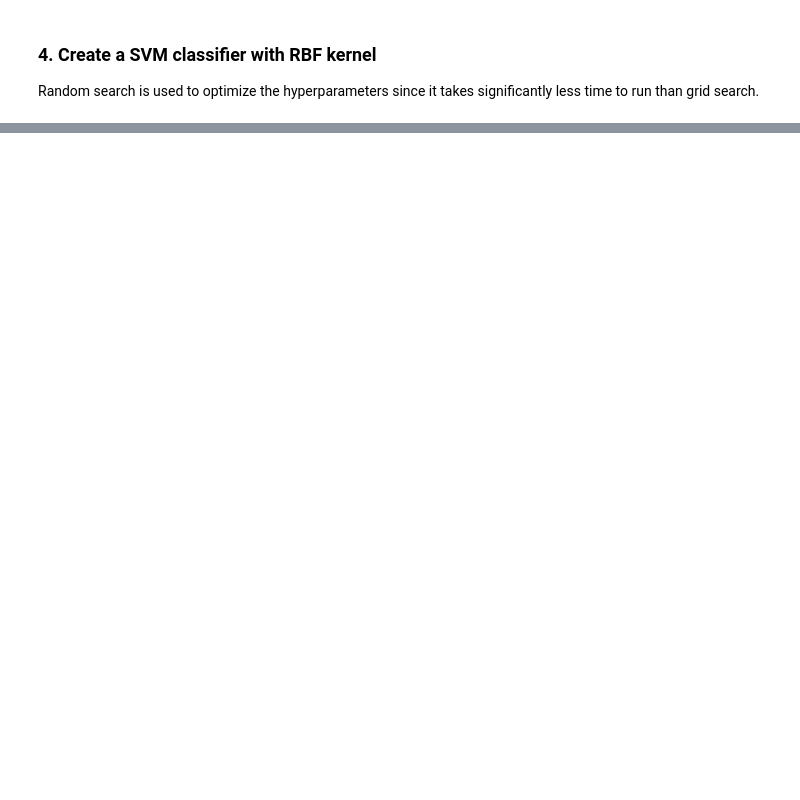
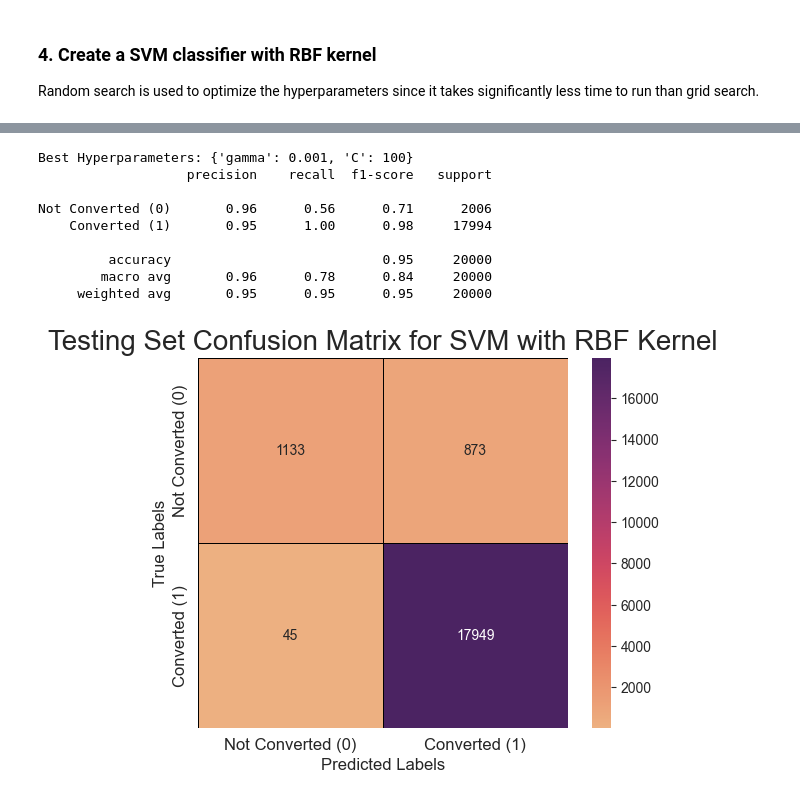
Before and after one commit to DanielDanyang/ECS171-Group10, a Jupyter notebook: svm2.ipynb, the cells around one changed output, grey strips where cells are left out. Drawn from its saved outputs; the diff is of its cells as text; code cells hidden in the pictures; blank space fills up the shorter version.

```diff
--- a/svm2.ipynb
+++ b/svm2.ipynb
@@ -109,3 +156,31 @@ y_pred_rbf = best_rbf_model.predict(x_test)
 # %%
-class_report = classification_report(y_test, y_pred, target_names=['Not Converted (0)', 'Converted (1)'])
-print(class_report)
+# Display best hyperparameters
+print(f'Best Hyperparameters: {random_search_rbf.best_params_}')
+
+# Display metrics on the best RBF model
+class_report_rbf = classification_report(y_test, y_pred_rbf, target_names=['Not Converted (0)', 'Converted (1)'])
+print(class_report_rbf)
+
+# Create confusion matrix for the testing set
+matrix_labels = ['Not Converted (0)', 'Converted (1)']
+rbf_matrix = confusion_matrix(y_test, y_pred_rbf)
+ax = plt.subplot()
+sns.heatmap(rbf_matrix, annot=True, fmt="g", ax=ax, cmap="flare",
+            linewidths=0.5, linecolor="black", square=True)
+ax.set_title("Testing Set Confusion Matrix for SVM with RBF Kernel", fontsize=20)
+ax.set_xlabel("Predicted Labels", fontsize=12)
+ax.set_ylabel("True Labels", fontsize=12)
+ax.xaxis.set_ticklabels(matrix_labels, fontsize=12)
+ax.yaxis.set_ticklabels(matrix_labels, fontsize=12)
+plt.show()
+# %% [output]
+Best Hyperparameters: {'gamma': 0.001, 'C': 100}
+                   precision    recall  f1-score   support
+
+Not Converted (0)       0.96      0.56      0.71      2006
+    Converted (1)       0.95      1.00      0.98     17994
+
+         accuracy                           0.95     20000
+        macro avg       0.96      0.78      0.84     20000
+     weighted avg       0.95      0.95      0.95     20000
+[figure, added]
```
Also changed, not shown: parts of 7 cells of this notebook, 7 other files.
